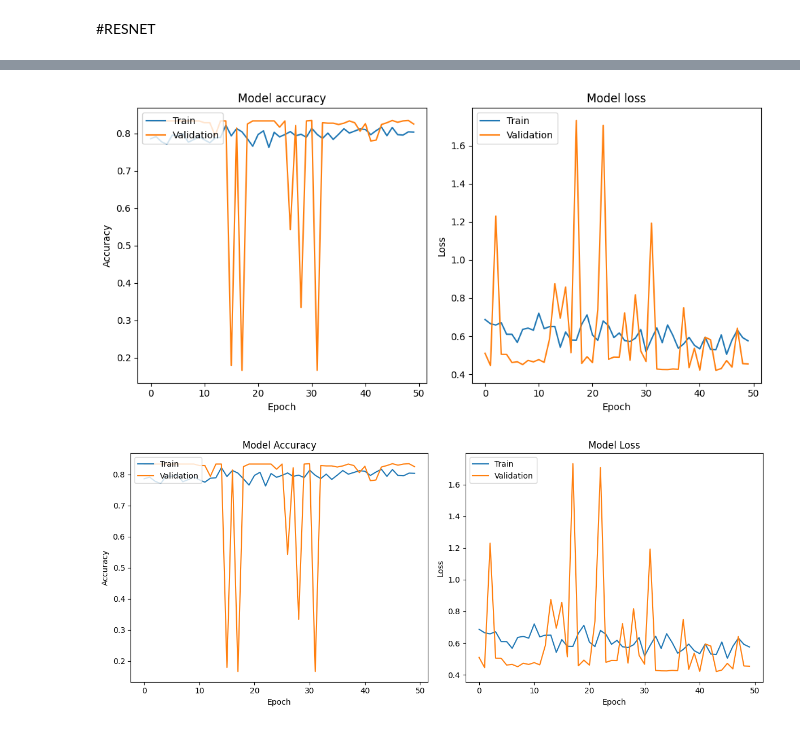
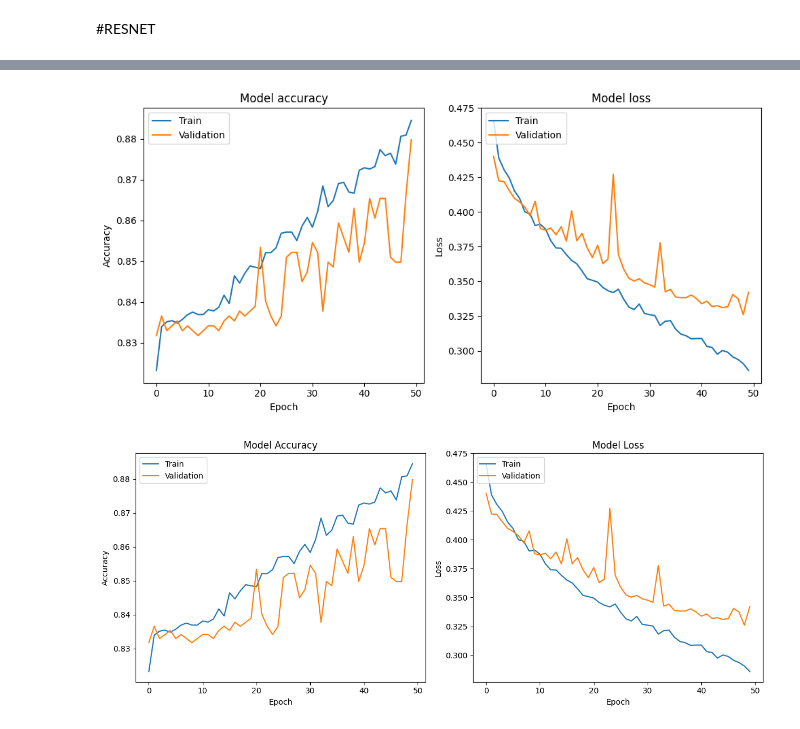
Before and after one commit to kinzahassan15/msc_thesis, a Jupyter notebook: Tuberculosis_Chest_Xray_MSC_Dissertation.ipynb, the cells around one changed output, grey strips where cells are left out. Cells and saved outputs as stored; diff of their text form; code cells hidden in the pictures.

```diff
--- a/Tuberculosis_Chest_Xray_MSC_Dissertation.ipynb
+++ b/Tuberculosis_Chest_Xray_MSC_Dissertation.ipynb
@@ -155,28 +166,29 @@ Epoch 50/50
 Model trained successfully.
 # %%
-# Plot training & validation accuracy values
+ # Plot training & validation accuracy values
+import matplotlib.pyplot as plt
 plt.figure(figsize=(10, 5))
 plt.subplot(1, 2, 1)
-plt.plot(resnet_history.history['accuracy'])
-plt.plot(resnet_history.history['val_accuracy'])
+plt.plot(history.history['accuracy'])
+plt.plot(history.history['val_accuracy'])
 plt.title('Model accuracy')
 plt.ylabel('Accuracy')
 plt.xlabel('Epoch')
 plt.legend(['Train', 'Validation'], loc='upper left')
 
 # Plot training & validation loss values
 plt.subplot(1, 2, 2)
-plt.plot(resnet_history.history['loss'])
-plt.plot(resnet_history.history['val_loss'])
+plt.plot(history.history['loss'])
+plt.plot(history.history['val_loss'])
 plt.title('Model loss')
 plt.ylabel('Loss')
 plt.xlabel('Epoch')
 plt.legend(['Train', 'Validation'], loc='upper left')
 
 plt.tight_layout()
 plt.show()
 # %% [output]
-[figure, old version]
+[figure, new version]
 # %%
 
 def plot_performance(history):
@@ -199,9 +211,9 @@ def plot_performance(history):
     plt.show()
 
 # Assuming 'resnet_history' is the variable storing the training history
-plot_performance(resnet_history)
+plot_performance(history)
 # %% [output]
-[figure, old version]
+[figure, new version]
 # %%
 
 
```
Also changed, not shown: parts of 13 cells of this notebook.
